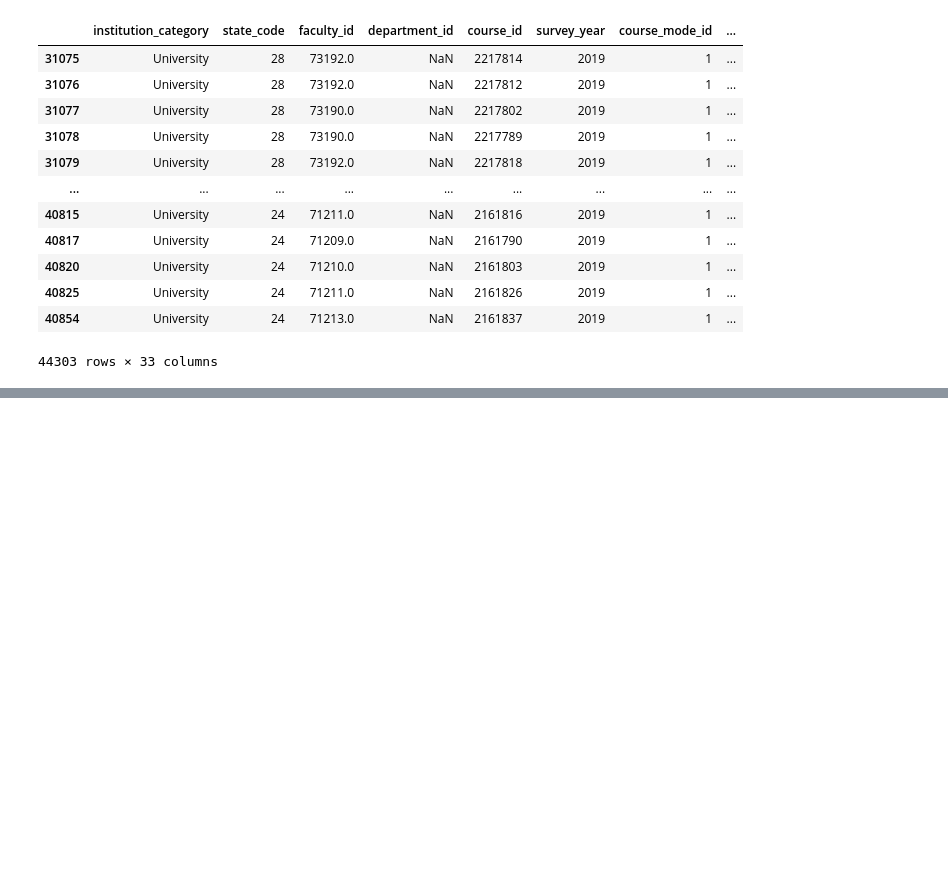
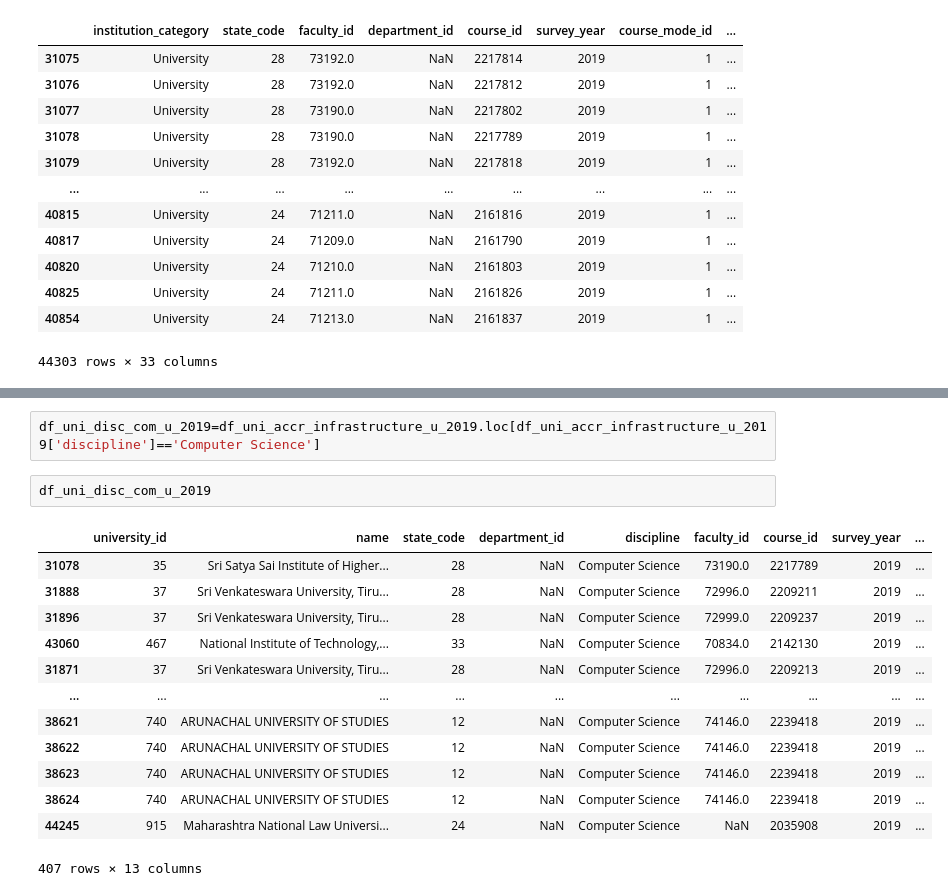
Before and after one commit to jainharsh8506/SIH2022, a Jupyter notebook: Hello/university_2019.ipynb, the cells around one changed output, grey strips where cells are left out. Cells and saved outputs as stored; diff of their text form; blank space fills up the shorter version.

```diff
--- a/Hello/university_2019.ipynb
+++ b/Hello/university_2019.ipynb
@@ -692,0 +693,18 @@ df_uni_accr_infra_exam_sort_u_2019.head(20)
+# %%
+df_uni_disc_com_u_2019=df_uni_accr_infrastructure_u_2019.loc[df_uni_accr_infrastructure_u_2019['discipline']=='Computer Science']
+# %%
+df_uni_disc_com_u_2019
+# %% [output]
+|  | university_id | name | state_code | department_id | discipline | faculty_id | course_id | survey_year | ... |
+| 31078 | 35 | Sri Satya Sai Institute of Higher... | 28 | NaN | Computer Science | 73190.0 | 2217789 | 2019 | ... |
+| 31888 | 37 | Sri Venkateswara University, Tiru... | 28 | NaN | Computer Science | 72996.0 | 2209211 | 2019 | ... |
+| 31896 | 37 | Sri Venkateswara University, Tiru... | 28 | NaN | Computer Science | 72999.0 | 2209237 | 2019 | ... |
+| 43060 | 467 | National Institute of Technology,... | 33 | NaN | Computer Science | 70834.0 | 2142130 | 2019 | ... |
+| 31871 | 37 | Sri Venkateswara University, Tiru... | 28 | NaN | Computer Science | 72996.0 | 2209213 | 2019 | ... |
+| ... | ... | ... | ... | ... | ... | ... | ... | ... | ... |
+| 38621 | 740 | ARUNACHAL UNIVERSITY OF STUDIES | 12 | NaN | Computer Science | 74146.0 | 2239418 | 2019 | ... |
+| 38622 | 740 | ARUNACHAL UNIVERSITY OF STUDIES | 12 | NaN | Computer Science | 74146.0 | 2239418 | 2019 | ... |
+| 38623 | 740 | ARUNACHAL UNIVERSITY OF STUDIES | 12 | NaN | Computer Science | 74146.0 | 2239418 | 2019 | ... |
+| 38624 | 740 | ARUNACHAL UNIVERSITY OF STUDIES | 12 | NaN | Computer Science | 74146.0 | 2239418 | 2019 | ... |
+| 44245 | 915 | Maharashtra National Law Universi... | 24 | NaN | Computer Science | NaN | 2035908 | 2019 | ... |
+407 rows × 13 columns
```
Also changed, not shown: parts of 11 cells of this notebook.
